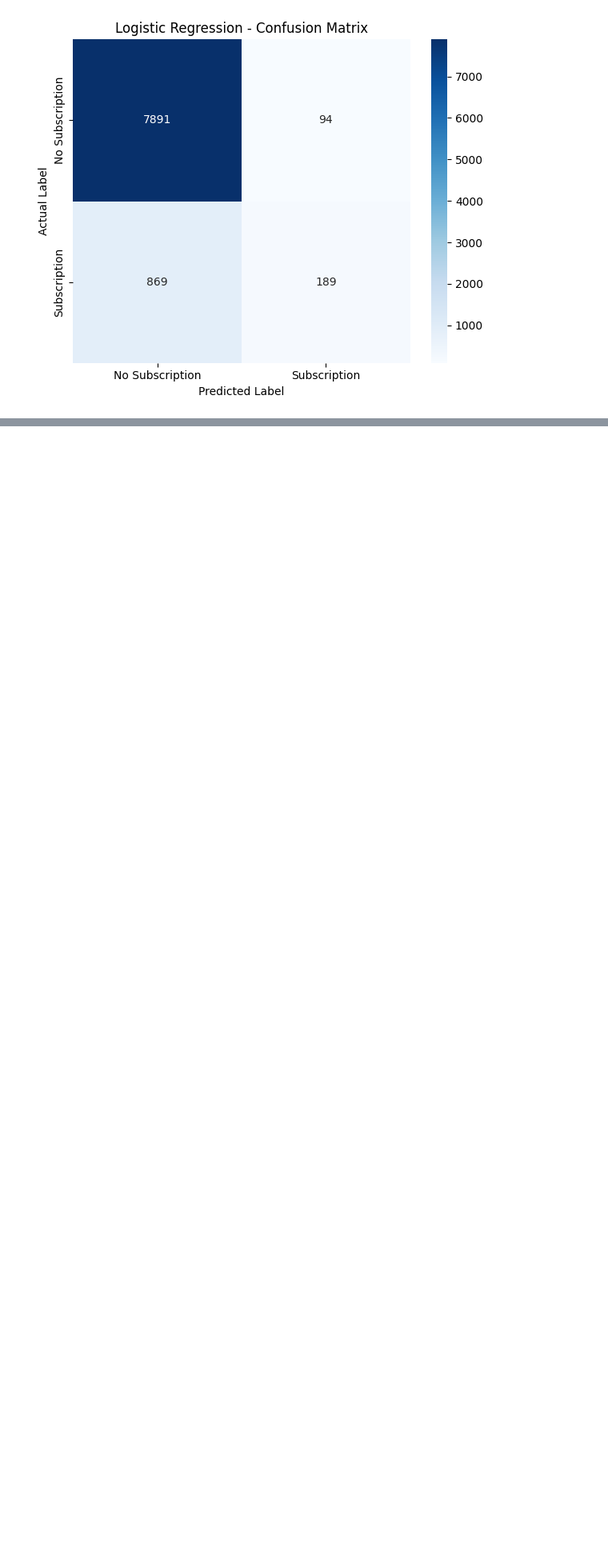
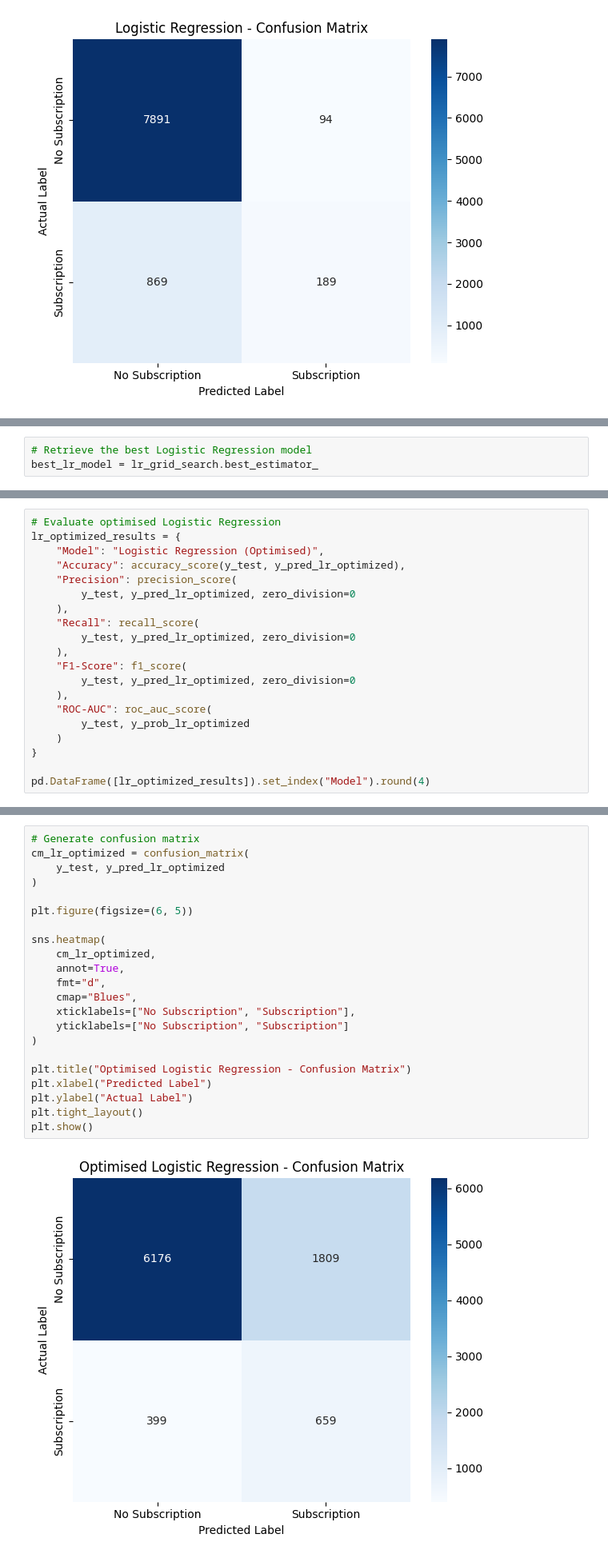
Before and after one commit to junh-cryp/6001CMD-Machine-Learning, a Jupyter notebook: notebooks/03_Model_Development.ipynb, the cells around one changed output, grey strips where cells are left out. Shown at 80% size. Saved outputs shown, nothing was run; the diff lists cells and outputs as text; blank space fills up the shorter version.

```diff
--- a/notebooks/03_Model_Development.ipynb
+++ b/notebooks/03_Model_Development.ipynb
@@ -182,0 +529,3 @@ plt.show()
+# %%
+# Retrieve the best Logistic Regression model
+best_lr_model = lr_grid_search.best_estimator_
@@ -182,0 +538,20 @@ plt.show()
+# %%
+# Evaluate optimised Logistic Regression
+lr_optimized_results = {
+    "Model": "Logistic Regression (Optimised)",
+    "Accuracy": accuracy_score(y_test, y_pred_lr_optimized),
+    "Precision": precision_score(
+        y_test, y_pred_lr_optimized, zero_division=0
+    ),
+    "Recall": recall_score(
+        y_test, y_pred_lr_optimized, zero_division=0
+    ),
+    "F1-Score": f1_score(
+        y_test, y_pred_lr_optimized, zero_division=0
+    ),
+    "ROC-AUC": roc_auc_score(
+        y_test, y_prob_lr_optimized
+    )
+}
+
+pd.DataFrame([lr_optimized_results]).set_index("Model").round(4)
@@ -182,0 +562,24 @@ plt.show()
+# %%
+# Generate confusion matrix
+cm_lr_optimized = confusion_matrix(
+    y_test, y_pred_lr_optimized
+)
+
+plt.figure(figsize=(6, 5))
+
+sns.heatmap(
+    cm_lr_optimized,
+    annot=True,
+    fmt="d",
+    cmap="Blues",
+    xticklabels=["No Subscription", "Subscription"],
+    yticklabels=["No Subscription", "Subscription"]
+)
+
+plt.title("Optimised Logistic Regression - Confusion Matrix")
+plt.xlabel("Predicted Label")
+plt.ylabel("Actual Label")
+plt.tight_layout()
+plt.show()
+# %% [output]
+[figure, added]
```
Also changed, not shown: parts of 43 cells of this notebook.
